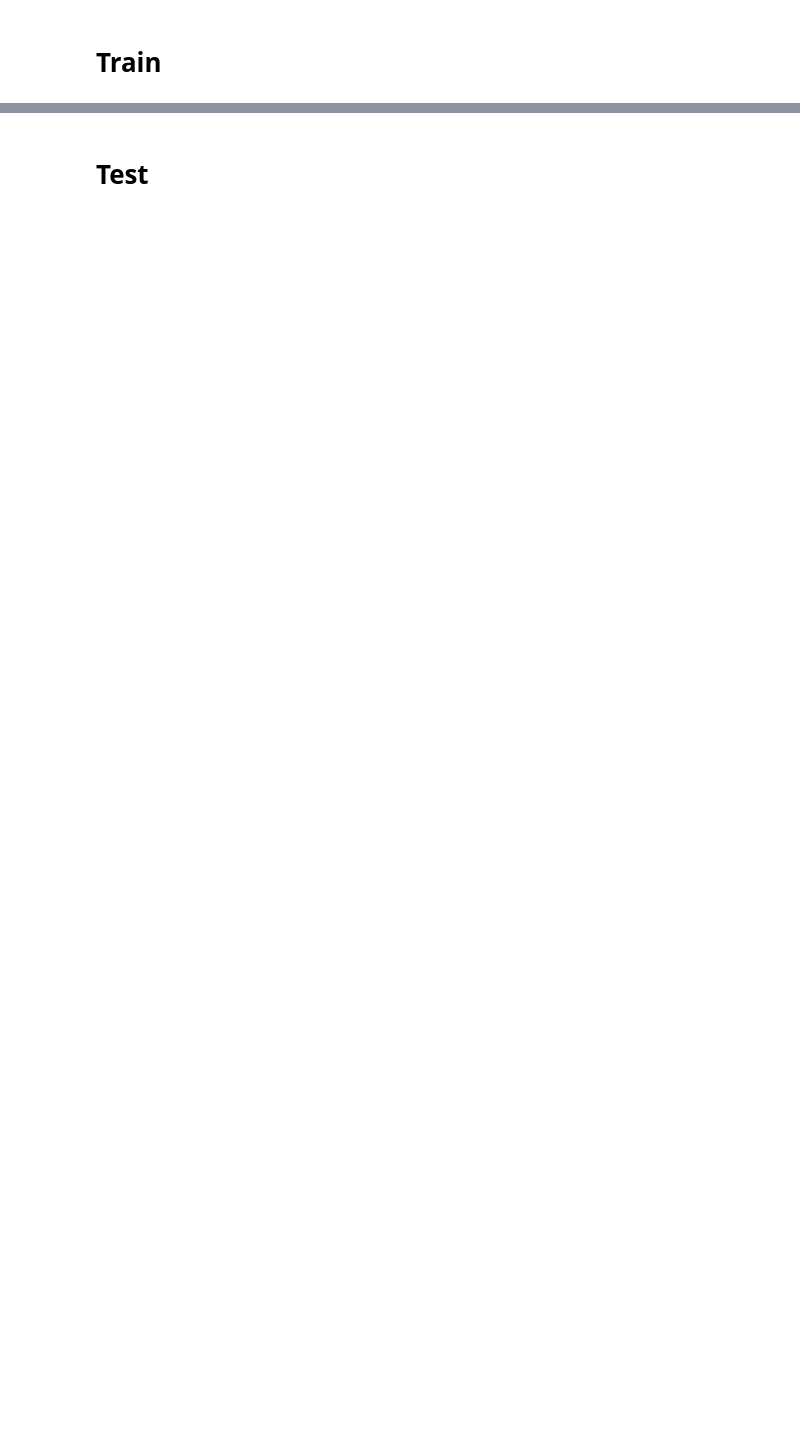
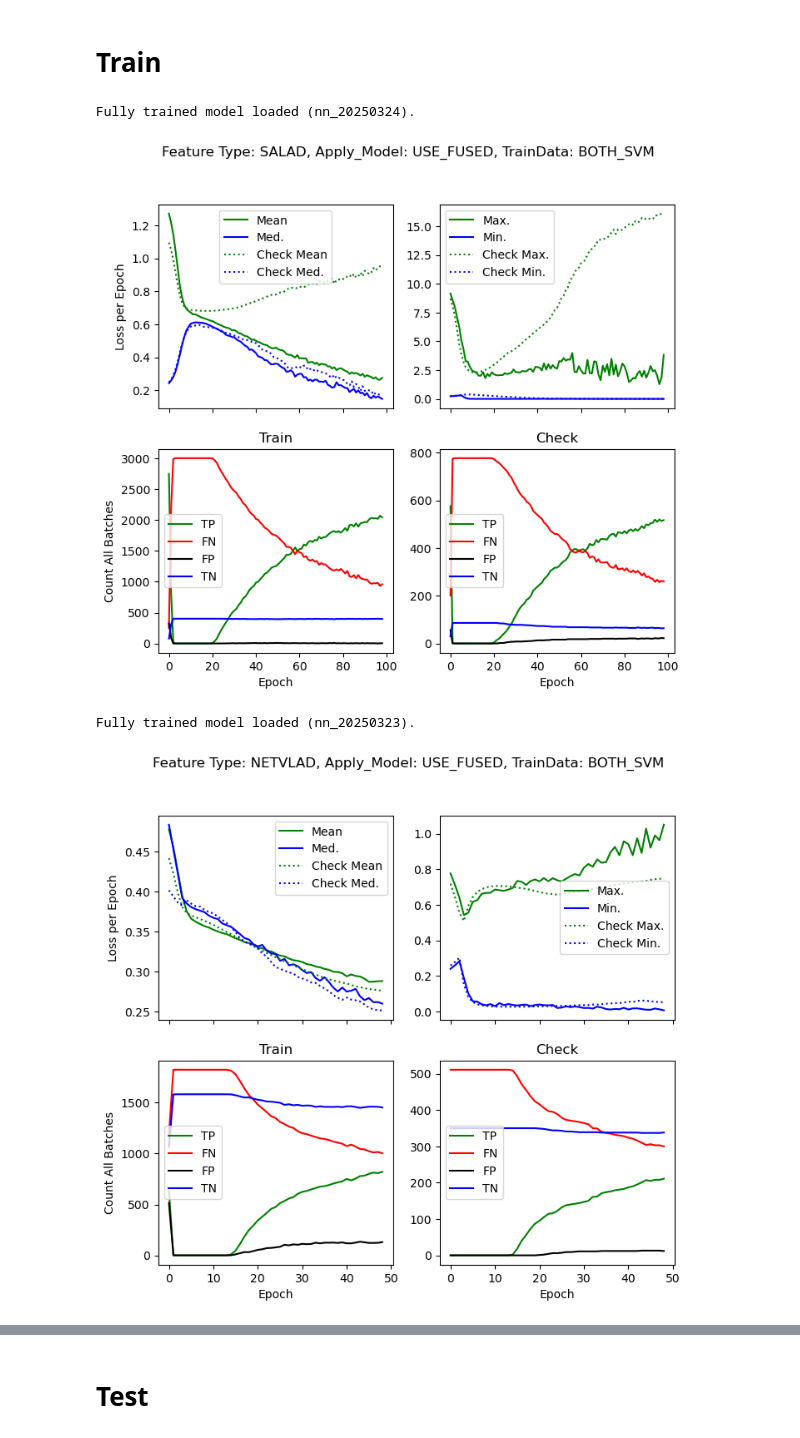
Before and after one commit to QVPR/aarapsiproject, a Jupyter notebook: Paper1_Improv_VPR_RobotNav_Verif_Loc_Est/NN_Integrity_Monitor.ipynb, the cells around one changed output, grey strips where cells are left out. Drawn from its saved outputs; the diff is of its cells as text; code cells hidden in the pictures; blank space fills up the shorter version.

```diff
--- a/Paper1_Improv_VPR_RobotNav_Verif_Loc_Est/NN_Integrity_Monitor.ipynb
+++ b/Paper1_Improv_VPR_RobotNav_Verif_Loc_Est/NN_Integrity_Monitor.ipynb
@@ -19,18 +19,19 @@ import matplotlib.ticker as ticker
 import matplotlib.pyplot as plt
 from matplotlib.patches import FancyArrow
 
-from pyaarapsi.vpr_simple.vpr_helpers               import FeatureType
-from pyaarapsi.core.enum_tools                      import enum_get
+# from pyaarapsi.vpr_simple.vpr_helpers import FeatureType
+from pyaarapsi.vpr.classes.vprdescriptor import VPRDescriptor
+from pyaarapsi.core.enum_tools import enum_get
 
 from pyaarapsi.nn.colours import royal_purple, drk_mss_grn, slate_blue, custom_red, gg_bridge
 from pyaarapsi.nn.nn_helpers import get_td_from_am, get_model_for
 from pyaarapsi.nn.enums import TrainData, ApplyModel
 from pyaarapsi.nn.visualize import get_acc_and_confusion_stats, plot_confusion_bars
 from pyaarapsi.nn.params import General, DFGeneral, DFNNTrain, DFNNTest, NNGeneral
+from adversity import AdversityGenerationMethods
 
 from experiment_functions import generate_svm_data, generate_test_data
 
-warnings.filterwarnings("ignore", category=np.VisibleDeprecationWarning)
 warnings.filterwarnings("ignore", category=DeprecationWarning)
 warnings.filterwarnings("ignore", category=FutureWarning)
 warnings.filterwarnings("ignore", category=UserWarning)
@@ -43,3 +44,13 @@ GENERAL     = General()
 NN_GENERAL  = NNGeneral()
 DF_NN_TRAIN = DFNNTrain()
 DF_NN_TEST  = DFNNTest()
+
+# Remove encoder topic because this file only accepts singular topic
+DF_GENERAL.VPR.ODOM_TOPICS = [DF_GENERAL.VPR.ODOM_TOPIC]
+for descriptor_type in DFGeneral.DESCRIPTOR_TYPES:
+    DFGeneral.TRAIN_REF_SUBSETS[descriptor_type.name]['odom_topics'] = (DF_GENERAL.VPR.ODOM_TOPIC,)
+    DFGeneral.TRAIN_QRY_SUBSETS[descriptor_type.name]['odom_topics'] = (DF_GENERAL.VPR.ODOM_TOPIC,)
+    DFGeneral.TEST_REF_SUBSETS[descriptor_type.name]['odom_topics'] = (DF_GENERAL.VPR.ODOM_TOPIC,)
+    DFGeneral.TEST_QRY_SUBSETS[descriptor_type.name]['odom_topics'] = (DF_GENERAL.VPR.ODOM_TOPIC,)
+    DFGeneral.SVM_SUBSETS[descriptor_type.name]['ref_subset']['odom_topics'] = (DF_GENERAL.VPR.ODOM_TOPIC,)
+    DFGeneral.SVM_SUBSETS[descriptor_type.name]['qry_subset']['odom_topics'] = (DF_GENERAL.VPR.ODOM_TOPIC,)
@@ -56,10 +70,10 @@ if True:
                             ])]
     figs = []
     figsize = (8,7)
-    for train_data, feature_type in product(train_datas, DF_GENERAL.FEATURE_TYPES[::-1]):
+    for train_data, feature_type in product(train_datas, DF_GENERAL.DESCRIPTOR_TYPES[::-1]):
         train_model, train_model_osh = get_model_for(train_data=train_data,
-            feature_type=feature_type, nn_general=NN_GENERAL, df_nn_train=DF_NN_TRAIN,
-            general=GENERAL, allow_generate=True)
+            datagen=AdversityGenerationMethods, vpr_descriptor=feature_type, nn_general=NN_GENERAL,
+            df_nn_train=DF_NN_TRAIN, general=GENERAL, allow_generate=True)
 
         train_model_out  = train_model_osh.get_object()['output']
         max_epoch        = DF_NN_TRAIN.MAX_EPOCH[feature_type]
@@ -91,30 +105,35 @@ if True:
             figs[-1][1][0][0].plot(tbl_x, np.median(train_losses, axis=1), 'b-', label='Med.')
             figs[-1][1][0][0].plot(cbl_x, np.mean(check_losses, axis=1), 'g:', label='Check Mean')
             figs[-1][1][0][0].plot(cbl_x, np.median(check_losses, axis=1), 'b:', label='Check Med.')
             figs[-1][1][0][1].plot(tbl_x, np.max(train_losses, axis=1), 'g-', label='Max.')
             figs[-1][1][0][1].plot(tbl_x, np.min(train_losses, axis=1), 'b-', label='Min.')
             figs[-1][1][0][1].plot(cbl_x, np.max(check_losses, axis=1), 'g:', label='Check Max.')
             figs[-1][1][0][1].plot(cbl_x, np.min(check_losses, axis=1), 'b:', label='Check Min.')
             figs[-1][1][0][0].set_ylabel('Loss per Epoch')
             figs[-1][1][0][0].legend()
             figs[-1][1][0][1].legend()
 
             figs[-1][1][1][0].plot(tbl_x, np.sum(train_TP_all_epochs, axis=1), 'g', label='TP')
             figs[-1][1][1][0].plot(tbl_x, np.sum(train_FN_all_epochs, axis=1), 'r', label='FN')
             figs[-1][1][1][0].plot(tbl_x, np.sum(train_FP_all_epochs, axis=1), 'k', label='FP')
             figs[-1][1][1][0].plot(tbl_x, np.sum(train_TN_all_epochs, axis=1), 'b', label='TN')
             figs[-1][1][1][1].plot(tbl_x, np.sum(check_TP_all_epochs, axis=1), 'g', label='TP')
             figs[-1][1][1][1].plot(tbl_x, np.sum(check_FN_all_epochs, axis=1), 'r', label='FN')
             figs[-1][1][1][1].plot(tbl_x, np.sum(check_FP_all_epochs, axis=1), 'k', label='FP')
             figs[-1][1][1][1].plot(tbl_x, np.sum(check_TN_all_epochs, axis=1), 'b', label='TN')
             figs[-1][1][1][0].set_ylabel('Count All Batches')
             figs[-1][1][1][0].set_xlabel('Epoch')
             figs[-1][1][1][1].set_xlabel('Epoch')
             figs[-1][1][1][0].legend()
             figs[-1][1][1][1].legend()
             figs[-1][1][1][0].set_title('Train')
             figs[-1][1][1][1].set_title('Check')
             figs[-1][0].suptitle('Feature Type: ' + feature_type.name + ', Apply_Model: '
                                 + DF_NN_TRAIN.APPLY_MODEL.name + ', TrainData: ' + train_data.name)
             figs[-1][0].subplots_adjust(hspace=0.2)
             plt.show()
+# %% [output]
+Fully trained model loaded (nn_20250324).
+[figure, added]
+Fully trained model loaded (nn_20250323).
+[figure, added]
```
Also changed, not shown: parts of 4 cells of this notebook, 6 other files.
